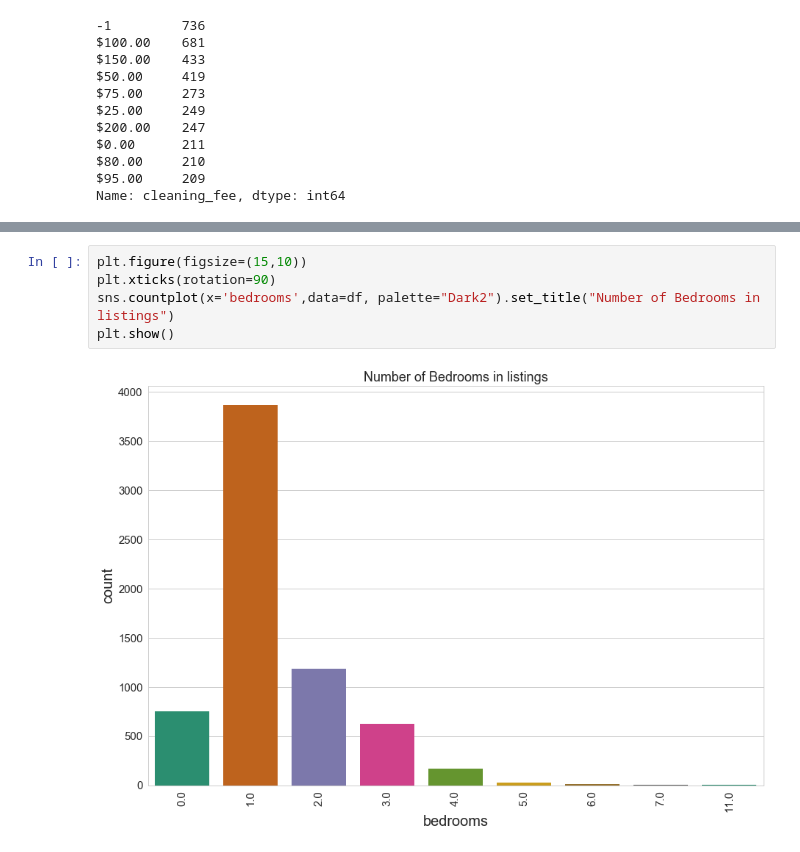
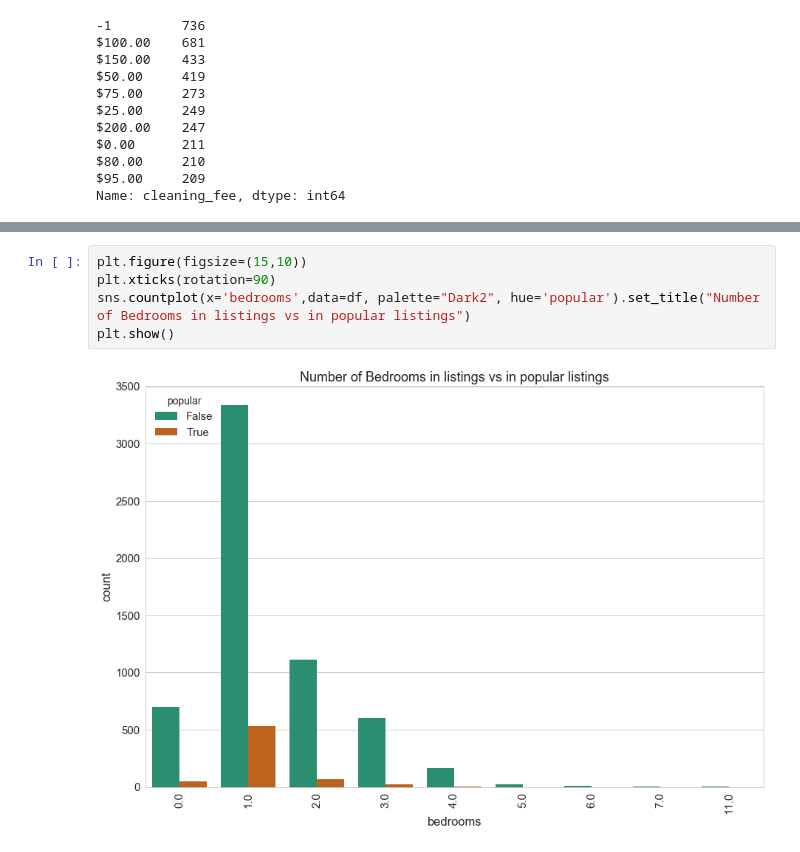
Before and after one commit to Sathya1412/SB-Capstone1, a Jupyter notebook: Capstone_Data_Storytelling.ipynb, the cells around one changed output, grey strips where cells are left out. Drawn from its saved outputs; the diff is of its cells as text.

```diff
--- a/Capstone_Data_Storytelling.ipynb
+++ b/Capstone_Data_Storytelling.ipynb
@@ -214,7 +427,7 @@ plt.show()
 # %%
 plt.figure(figsize=(15,10))
 plt.xticks(rotation=90)
-sns.countplot(x='bedrooms',data=df, palette="Dark2").set_title("Number of Bedrooms in listings")
+sns.countplot(x='bedrooms',data=df, palette="Dark2", hue='popular').set_title("Number of Bedrooms in listings vs in popular listings")
 plt.show()
 # %% [output]
-[figure, old version]
+[figure, new version]
```
Also changed, not shown: parts of 34 cells of this notebook, 2 other files.
